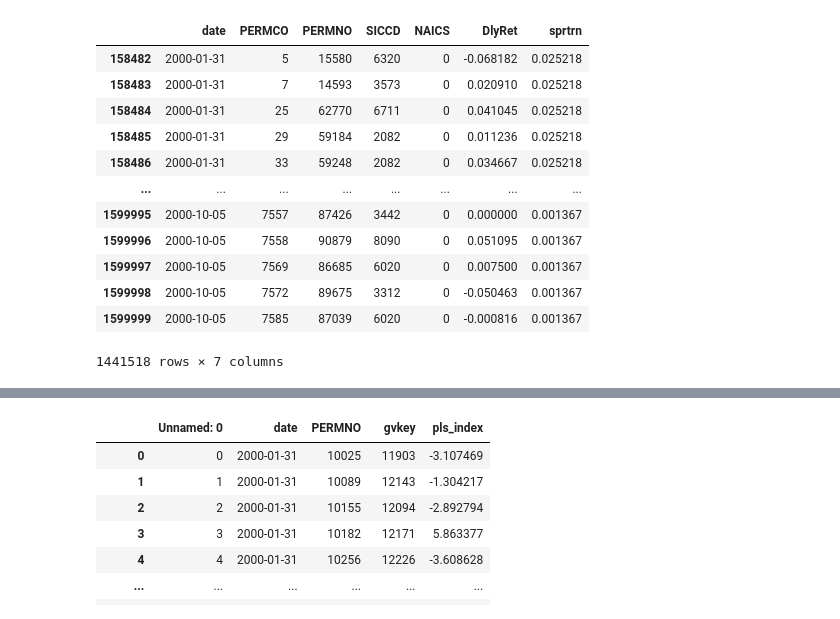
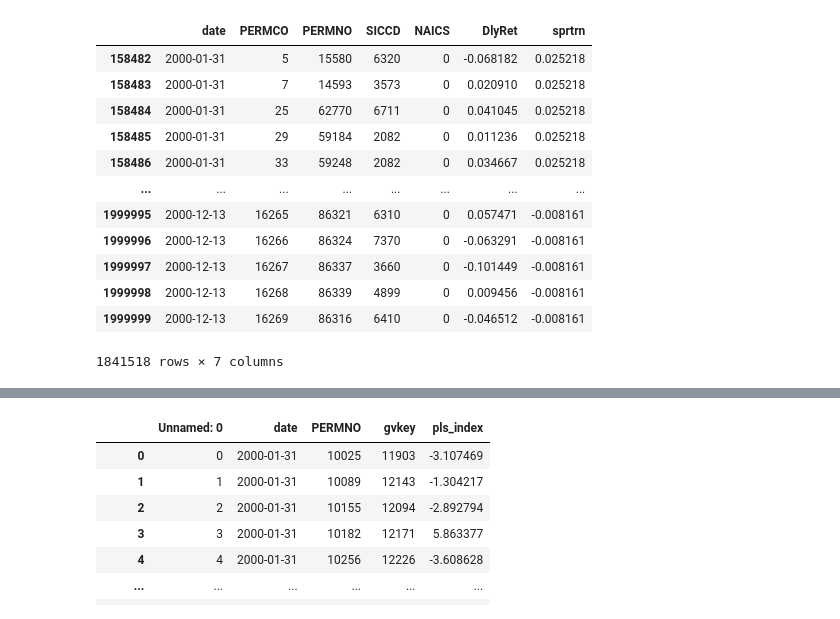
Before and after one commit to mirkorado/ML-Project, a Jupyter notebook: ResidualMLP.ipynb, the cells around one changed output, grey strips where cells are left out. Saved outputs shown, nothing was run; the diff lists cells and outputs as text; code cells hidden in the pictures.

```diff
--- a/ResidualMLP.ipynb
+++ b/ResidualMLP.ipynb
@@ -29,21 +29,21 @@ from sklearn.model_selection import train_test_split
 torch.set_num_threads(os.cpu_count())
 torch.set_num_interop_threads(os.cpu_count())
 # %%
-daily = pd.read_csv("Targets/daily_crsp_sanitized.csv", nrows = 1600000)
+daily = pd.read_csv("Targets/daily_crsp_sanitized.csv", nrows = 2000000)
 daily['date'] = pd.to_datetime(daily['date'], format = "%Y-%m-%d")
 daily = daily[daily['date'] >= '2000-01-31'] # Start at the end of January to align with predictors data
 daily
 # %% [output]
 |  | date | PERMCO | PERMNO | SICCD | NAICS | DlyRet | sprtrn |
 | 158482 | 2000-01-31 | 5 | 15580 | 6320 | 0 | -0.068182 | 0.025218 |
 | 158483 | 2000-01-31 | 7 | 14593 | 3573 | 0 | 0.020910 | 0.025218 |
 | 158484 | 2000-01-31 | 25 | 62770 | 6711 | 0 | 0.041045 | 0.025218 |
 | 158485 | 2000-01-31 | 29 | 59184 | 2082 | 0 | 0.011236 | 0.025218 |
 | 158486 | 2000-01-31 | 33 | 59248 | 2082 | 0 | 0.034667 | 0.025218 |
 | ... | ... | ... | ... | ... | ... | ... | ... |
-| 1599995 | 2000-10-05 | 7557 | 87426 | 3442 | 0 | 0.000000 | 0.001367 |
-| 1599996 | 2000-10-05 | 7558 | 90879 | 8090 | 0 | 0.051095 | 0.001367 |
-| 1599997 | 2000-10-05 | 7569 | 86685 | 6020 | 0 | 0.007500 | 0.001367 |
-| 1599998 | 2000-10-05 | 7572 | 89675 | 3312 | 0 | -0.050463 | 0.001367 |
-| 1599999 | 2000-10-05 | 7585 | 87039 | 6020 | 0 | -0.000816 | 0.001367 |
+| 1999995 | 2000-12-13 | 16265 | 86321 | 6310 | 0 | 0.057471 | -0.008161 |
+| 1999996 | 2000-12-13 | 16266 | 86324 | 7370 | 0 | -0.063291 | -0.008161 |
+| 1999997 | 2000-12-13 | 16267 | 86337 | 3660 | 0 | -0.101449 | -0.008161 |
+| 1999998 | 2000-12-13 | 16268 | 86339 | 4899 | 0 | 0.009456 | -0.008161 |
+| 1999999 | 2000-12-13 | 16269 | 86316 | 6410 | 0 | -0.046512 | -0.008161 |
-1441518 rows × 7 columns
+1841518 rows × 7 columns
```
Also changed, not shown: parts of 12 cells of this notebook, 2 other files.
